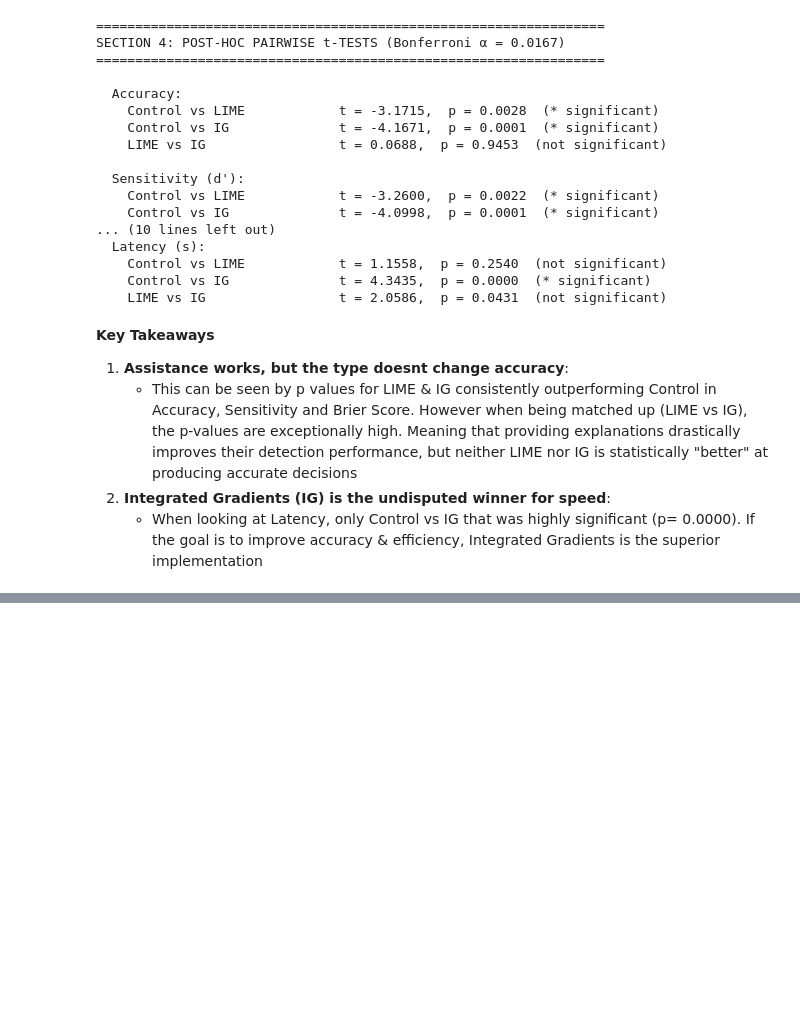
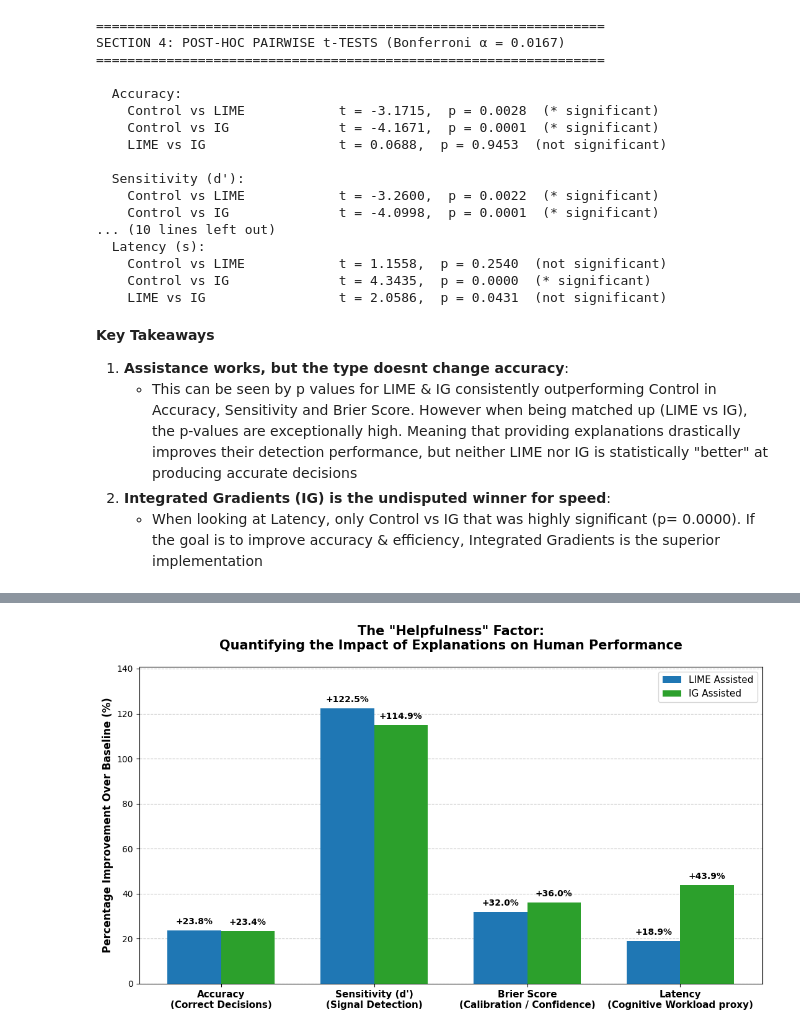
Before and after one commit to Briant-s/xai_phishing_detection_study, a Jupyter notebook: analytics.ipynb, the cells around one changed output, grey strips where cells are left out. Drawn from its saved outputs; the diff is of its cells as text; code cells hidden in the pictures; blank space fills up the shorter version.

```diff
--- a/analytics.ipynb
+++ b/analytics.ipynb
@@ -202,0 +271,66 @@ SECTION 4: POST-HOC PAIRWISE t-TESTS (Bonferroni α = 0.0167)
+# %%
+# Helper function to calculate percentage change using the group averages
+def calc_improvement(assisted_array, control_array, lower_is_better=False):
+    # Calculate the grand mean for each group's array
+    assisted_mean = np.mean(assisted_array)
+    control_mean = np.mean(control_array)
+
+    if lower_is_better:
+        return ((control_mean - assisted_mean) / control_mean) * 100
+    return ((assisted_mean - control_mean) / control_mean) * 100
+
+ctrl = group_metrics[CTRL_KEY]
+lime = group_metrics[LIME_KEY]
+ig   = group_metrics[IG_KEY]
+
+lime_improvements = [
+    calc_improvement(lime['accuracy'], ctrl['accuracy']),
+    calc_improvement(lime['d_prime'],  ctrl['d_prime']),
+    calc_improvement(lime['brier'],    ctrl['brier'], lower_is_better=True),
+    calc_improvement(lime['latency'],  ctrl['latency'], lower_is_better=True)
+]
+
+ig_improvements = [
+    calc_improvement(ig['accuracy'], ctrl['accuracy']),
+    calc_improvement(ig['d_prime'],  ctrl['d_prime']),
+    calc_improvement(ig['brier'],    ctrl['brier'], lower_is_better=True),
+    calc_improvement(ig['latency'],  ctrl['latency'], lower_is_better=True)
+]
+
+metrics_labels = ['Accuracy\n(Correct Decisions)', 'Sensitivity (d\')\n(Signal Detection)',
+                  'Brier Score\n(Calibration / Confidence)', 'Latency\n(Cognitive Workload proxy)']
+
+x = np.arange(len(metrics_labels))
+width = 0.35
+
+fig2, ax2 = plt.subplots(figsize=(11, 6.5))
+
+rects1 = ax2.bar(x - width/2, lime_improvements, width, label='LIME Assisted', color=color_map[LIME_KEY], zorder=3)
+rects2 = ax2.bar(x + width/2, ig_improvements, width, label='IG Assisted', color=color_map[IG_KEY], zorder=3)
+
+ax2.set_ylabel('Percentage Improvement Over Baseline (%)', fontsize=12, fontweight='bold')
+ax2.set_title('The "Helpfulness" Factor:\nQuantifying the Impact of Explanations on Human Performance', fontsize=15, fontweight='bold', pad=20)
+ax2.set_xticks(x)
+ax2.set_xticklabels(metrics_labels, fontsize=11, fontweight='bold')
+ax2.legend(fontsize=11)
+ax2.grid(axis='y', linestyle='--', alpha=0.7, zorder=0)
+
+def autolabel(rects):
+    for rect in rects:
+        height = rect.get_height()
+        ax2.annotate(f'+{height:.1f}%',
+                    xy=(rect.get_x() + rect.get_width() / 2, height),
+                    xytext=(0, 5), textcoords="offset points",
+                    ha='center', va='bottom', fontweight='bold', fontsize=10)
+
+autolabel(rects1)
+autolabel(rects2)
+
+# Dynamic Y-limit to ensure labels don't get cut off
+max_imp = max(max(lime_improvements), max(ig_improvements))
+ax2.set_ylim(0, max_imp + (max_imp * 0.15))
+
+plt.tight_layout()
+plt.show()
+# %% [output]
+[figure, added]
```
Also changed, not shown: parts of 4 cells of this notebook.
